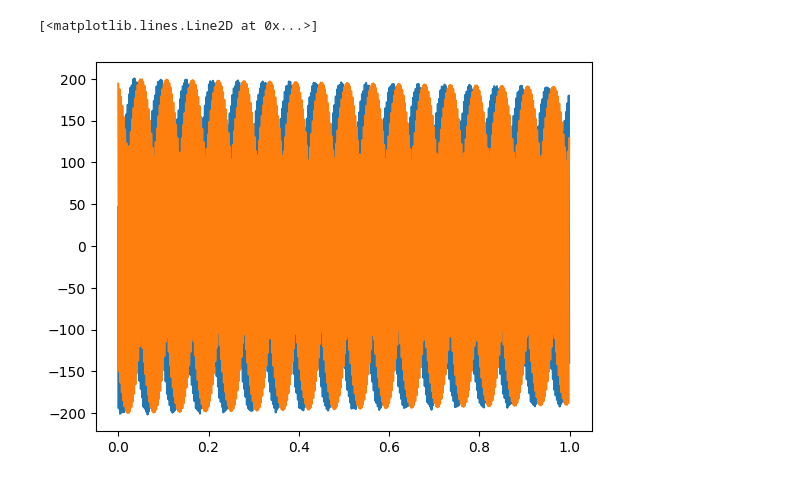
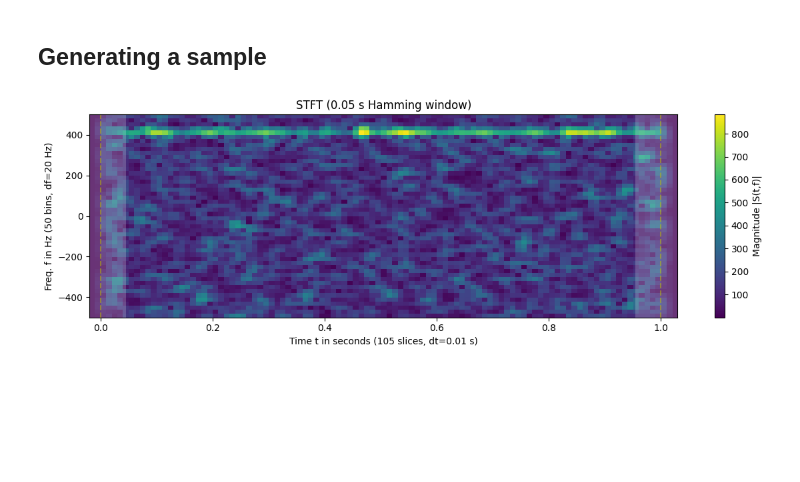
Before and after one commit to AdrianPanasiewicz/QML_for_radar_classification, a Jupyter notebook: Data/SyntheticSignalGenerator.ipynb, the cells around one changed output. Saved outputs shown, nothing was run; the diff lists cells and outputs as text; code cells hidden in the pictures; blank space fills up the shorter version.

Commit message:
Added Additive White Gaussian Noise and implemented generation of STFT of a signal

```diff
--- a/Data/SyntheticSignalGenerator.ipynb
+++ b/Data/SyntheticSignalGenerator.ipynb
@@ -196,7 +234,10 @@ class SyntheticSignalGenerator:
                 signal.append(self.noise_model.apply_noise(Psi_f(t_array, R, V_rad, θ, Φ_p, A_r), params))
             signal = np.array(signal)
         return t_array, signal
+# %% [markdown]
+## Generating a sample
 # %%
-synt_signal_generator = SyntheticSignalGenerator(djiphantom4, default_radar)
+awgn = AdditiveWhiteGaussianNoise()
+synt_signal_generator = SyntheticSignalGenerator(djiphantom4, default_radar, awgn)
 # %%
 context = Context(
@@ -214,8 +256,33 @@ context = Context(
 x,y = synt_signal_generator.generate_signal(context)
-# %%
-from matplotlib import pyplot as plt
-plt.plot(x,y.real)
-plt.plot(x,y.imag)
-# %% [output]
-[<matplotlib.lines.Line2D at 0x...>]
-[figure, removed]
+# %%
+window = signal.windows.hamming(50, sym=True)
+fs = 1 / context.dt
+SFT = signal.ShortTimeFFT(win=window, hop=10, fs=fs, fft_mode="centered", scale_to='magnitude')
+SFy = SFT.stft(y)
+N = len(x)
+# %%
+fig1, ax1 = plt.subplots(figsize=(12, 4))
+t_lo, t_hi = SFT.extent(N)[:2]
+
+ax1.set_title(f"STFT ({SFT.m_num * SFT.T:g} s Hamming window)")
+ax1.set(
+    xlabel=f"Time t in seconds ({SFT.p_num(N)} slices, dt={SFT.delta_t:g} s)",
+    ylabel=f"Freq. f in Hz ({SFT.f_pts} bins, df={SFT.delta_f:g} Hz)",
+    xlim=(t_lo, t_hi)
+)
+
+im1 = ax1.imshow(abs(SFy), origin='lower', aspect='auto',
+                 extent=SFT.extent(N), cmap='viridis')
+fig1.colorbar(im1, label="Magnitude |S(t,f)|")
+
+for t0_, t1_ in [(t_lo, SFT.lower_border_end[0] * SFT.T),
+                 (SFT.upper_border_begin(N)[0] * SFT.T, t_hi)]:
+    ax1.axvspan(t0_, t1_, color='w', linewidth=0, alpha=.2)
+
+for t_ in [0, N * SFT.T]:
+    ax1.axvline(t_, color='y', linestyle='--', alpha=0.5)
+
+fig1.tight_layout()
+plt.show()
+# %% [output]
+[figure, added]
```
Also changed, not shown: parts of 9 cells of this notebook, 1 other file.
